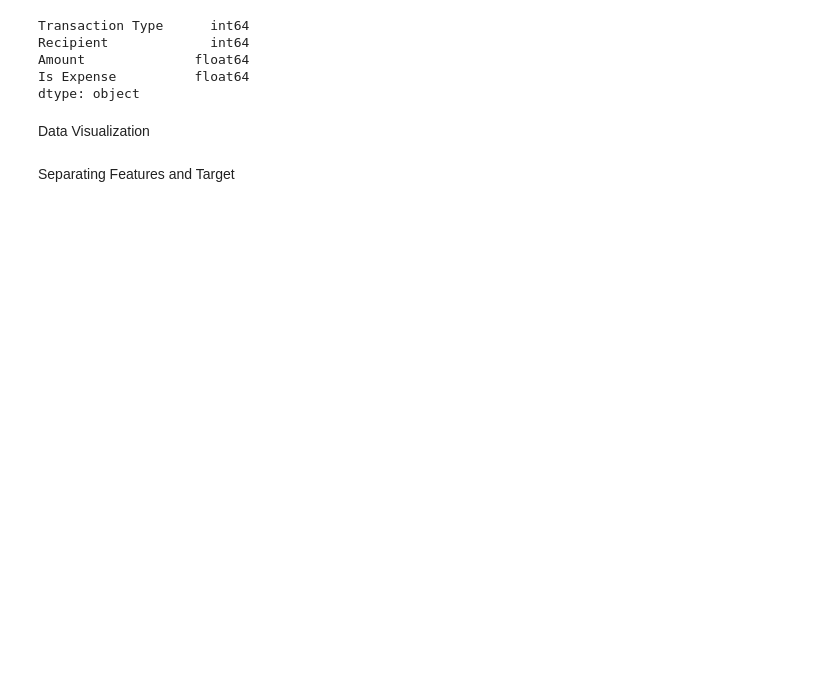
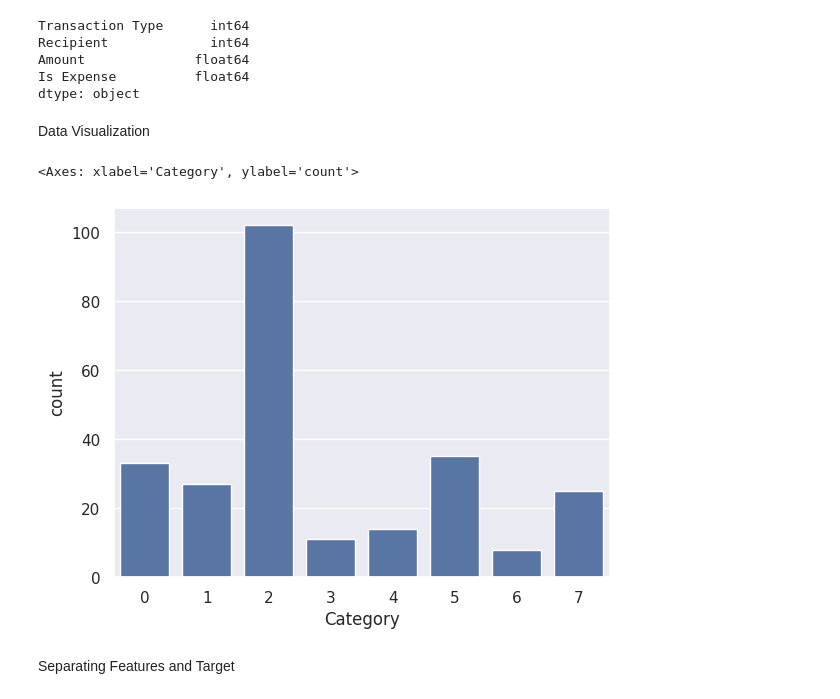
Before and after one commit to kibali-cell/ML-Projects, a Jupyter notebook: ExpensesCategorization.ipynb, the cells around one changed output. Saved outputs shown, nothing was run; the diff lists cells and outputs as text; code cells hidden in the pictures; blank space fills up the shorter version.

```diff
--- a/ExpensesCategorization.ipynb
+++ b/ExpensesCategorization.ipynb
@@ -129,6 +148,14 @@ Is Expense          float64
 dtype: object
 # %% [markdown]
 Data Visualization
+# %%
+sns.set()
+# %%
+#making a count plot for categories column
+sns.countplot(x='Category', data=data)
+# %% [output]
+<Axes: xlabel='Category', ylabel='count'>
+[figure, added]
 # %% [markdown]
 Separating Features and Target
 # %%
```
Also changed, not shown: parts of 9 cells of this notebook.
